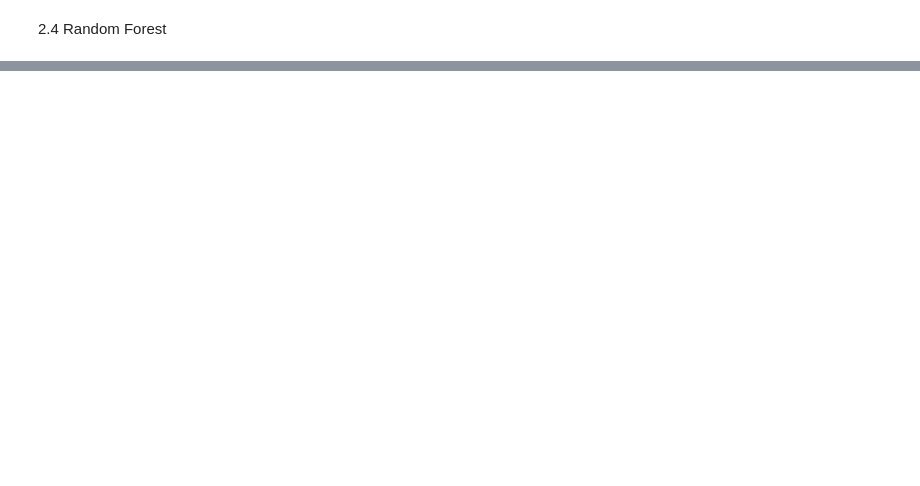
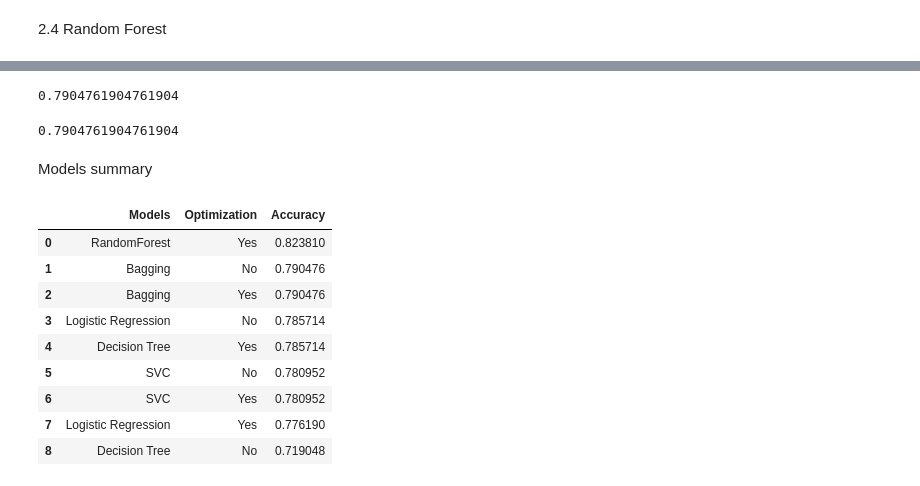
Before and after one commit to DWalicki95/Titanic_case_study-alghoritms-comparison-, a Jupyter notebook: Titanic-case-study.ipynb, the cells around one changed output, grey strips where cells are left out. Saved outputs shown, nothing was run; the diff lists cells and outputs as text; code cells hidden in the pictures; blank space fills up the shorter version.

```diff
--- a/Titanic-case-study.ipynb
+++ b/Titanic-case-study.ipynb
@@ -338,7 +373,7 @@ array([100, 120, 140, 160, 180, 200, 220, 240, 260, 280, 300, 320, 340,
 #Let's find parameters by GridSearch
 model_rfc_opt = RandomForestClassifier(n_trees, criterion='gini',
                                        max_depth=12, min_samples_leaf=5)
-params = {'n_estimators': np.arange(100, 801, 20)}
+params = {'n_estimators': np.arange(100, 801, 25)}
 optimizer_rfc = GridSearchCV(model_rfc_opt,
                             params,
                             scoring='accuracy',
@@ -374,0 +388,8 @@ print(accuracy_score(y_test, y_pred_dt))
+# %%
+#Let's create model with optimal parameters
+model_rfc_opt = RandomForestClassifier(475, criterion='gini',
+                                       max_depth=12, min_samples_leaf=5)
+model_rfc_opt.fit(X_train, y_train)
+y_pred_rfc = model_rfc_opt.predict(X_test)
+acc_rfc_opt = accuracy_score(y_test, y_pred_rfc)
+print(acc_rfc_opt)
@@ -374,0 +404,8 @@ print(accuracy_score(y_test, y_pred_dt))
+# %%
+model_bagging = BaggingClassifier(pipeline_SVC_opt)
+model_bagging.fit(X_train, y_train)
+y_pred_bagging = model_bagging.predict(X_test)
+acc_bagging = accuracy_score(y_test, y_pred_bagging)
+print(acc_bagging)
+# %% [output]
+0.7904761904761904
@@ -374,0 +431,31 @@ print(accuracy_score(y_test, y_pred_dt))
+# %%
+model_bagging_opt = BaggingClassifier(base_estimator=pipeline_SVC_opt, n_estimators=60,
+                                      max_samples=0.7, max_features=0.55)
+model_bagging_opt.fit(X_train, y_train)
+y_pred_bagging_opt = model_bagging.predict(X_test)
+acc_bagging_opt = accuracy_score(y_test, y_pred_bagging_opt)
+print(acc_bagging_opt)
+# %% [output]
+0.7904761904761904
+# %% [markdown]
+Models summary
+# %%
+models = ['Logistic Regression', 'Logistic Regression', 'Decision Tree', 'Decision Tree',
+         'RandomForest', 'SVC', 'SVC', 'Bagging', 'Bagging']
+cond = ['No', 'Yes', 'No', 'Yes', 'Yes', 'No', 'Yes', 'No', 'Yes']
+accuracies = [acc_lr, acc_lr_opt, acc_dt, acc_dt_opt, acc_rfc_opt, acc_SVC, acc_SVC_opt,
+            acc_bagging, acc_bagging_opt]
+models_sum = pd.DataFrame({'Models': models, 'Optimization': cond, 'Accuracy': accuracies})
+models_sum = models_sum.sort_values(by='Accuracy', ascending=False).reset_index(drop=True)
+models_sum
+# %% [output]
+|  | Models | Optimization | Accuracy |
+| 0 | RandomForest | Yes | 0.823810 |
+| 1 | Bagging | No | 0.790476 |
+| 2 | Bagging | Yes | 0.790476 |
+| 3 | Logistic Regression | No | 0.785714 |
+| 4 | Decision Tree | Yes | 0.785714 |
+| 5 | SVC | No | 0.780952 |
+| 6 | SVC | Yes | 0.780952 |
+| 7 | Logistic Regression | Yes | 0.776190 |
+| 8 | Decision Tree | No | 0.719048 |
```
Also changed, not shown: parts of 30 cells of this notebook.
